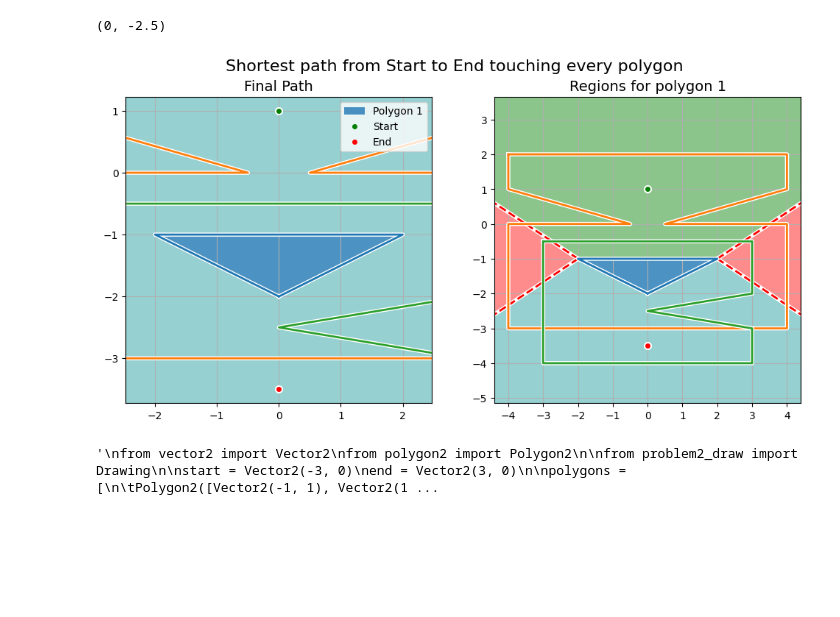
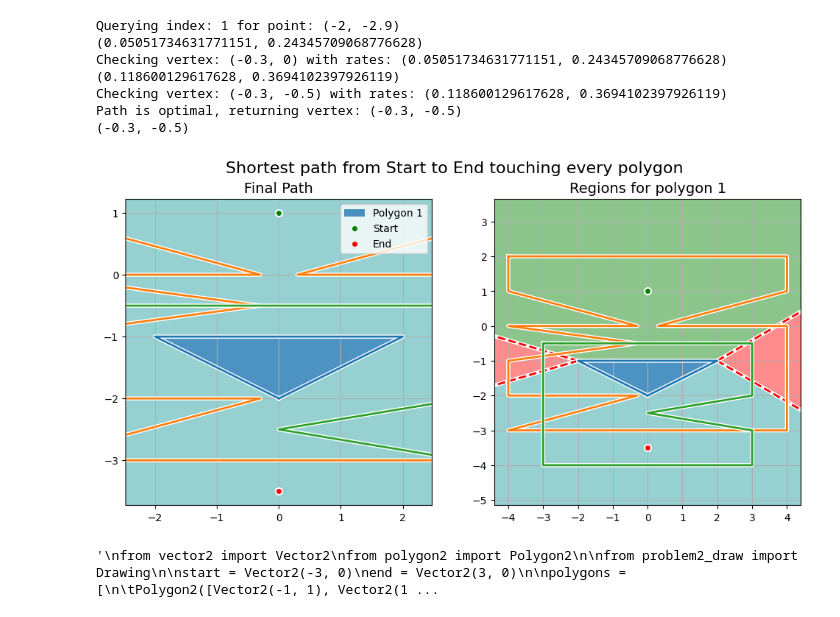
Before and after one commit to YushiPy/TouringPolygons, a Jupyter notebook: test.ipynb, the cells around one changed output. Cells and saved outputs as stored; diff of their text form; code cells hidden in the pictures; blank space fills up the shorter version.

```diff
--- a/test.ipynb
+++ b/test.ipynb
@@ -1,34 +1,42 @@
 # %%
 from vector2 import Vector2
 from polygon2 import Polygon2
 
 from problem2_draw import Drawing
 
 start = Vector2(0, 1)
 end = Vector2(0, -3.5)
 
 polygons = [
 	Polygon2([
 		Vector2(-2, -1), Vector2(2, -1), Vector2(0, -2)
 	])
 ]
 
 fences = [
 	Polygon2([
-		Vector2(-4, 2), Vector2(-4, 1), Vector2(-0.5, 0), Vector2(-4, 0), Vector2(-4, -3),
-		Vector2(4, -3), Vector2(4, 0), Vector2(0.5, 0), Vector2(4, 1), Vector2(4, 2),
+		Vector2(-4, 2), Vector2(-4, 1), Vector2(-0.3, 0), Vector2(-4, 0),
+		Vector2(-0.3, -0.5), Vector2(-4, -1), Vector2(-4, -2), Vector2(-0.3, -2),
+		Vector2(-4, -3),
+		Vector2(4, -3), Vector2(4, 0), Vector2(0.3, 0), Vector2(4, 1), Vector2(4, 2),
 	]),
 	Polygon2([
 		Vector2(-3, -0.5), Vector2(-3, -4), Vector2(3, -4), Vector2(3, -3), Vector2(0, -2.5), Vector2(3, -2), Vector2(3, -0.5)
 	])
 ]
 
 solution = Drawing(start, end, polygons, fences)
 solution.shortest_path()
 solution.draw()
 # %% [output]
-(0, -2.5)
+Querying index: 1 for point: (-2, -2.9)
+(0.05051734631771151, 0.24345709068776628)
+Checking vertex: (-0.3, 0) with rates: (0.05051734631771151, 0.24345709068776628)
+(0.118600129617628, 0.3694102397926119)
+Checking vertex: (-0.3, -0.5) with rates: (0.118600129617628, 0.3694102397926119)
+Path is optimal, returning vertex: (-0.3, -0.5)
+(-0.3, -0.5)
-[figure, old version]
+[figure, new version]
 # %%
 """
 from vector2 import Vector2
```
Also changed, not shown: 1 other file.
